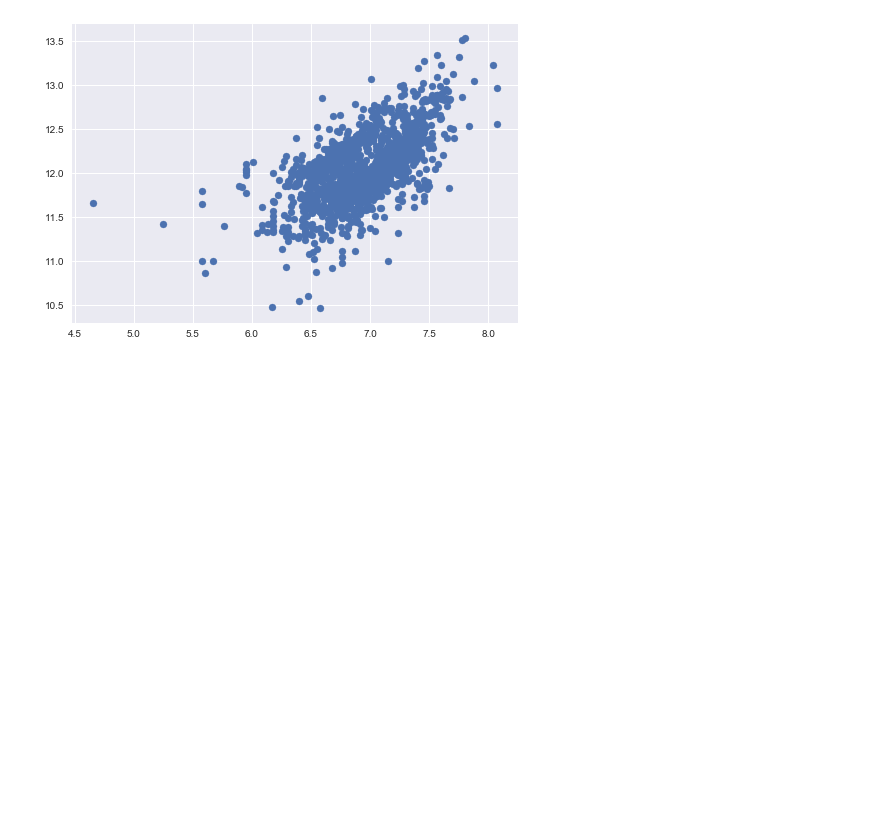
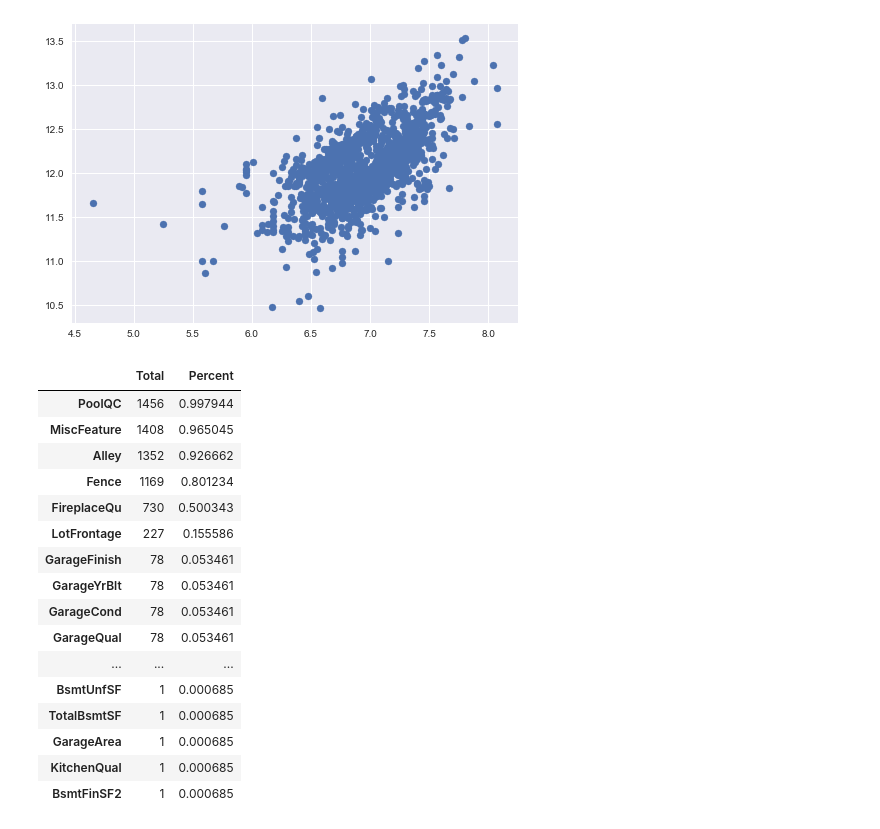
Before and after one commit to leeth7830/House-Prices-Advanced-Regression-Techniques, a Jupyter notebook: analysis.ipynb, the cells around one changed output. Cells and saved outputs as stored; diff of their text form; code cells hidden in the pictures; blank space fills up the shorter version.

```diff
--- a/analysis.ipynb
+++ b/analysis.ipynb
@@ -220,6 +222,7 @@ res = stats.probplot(df_train['GrLivArea'], plot=plt)
 # %%
 #data transformation
 df_train['GrLivArea'] = np.log(df_train['GrLivArea'])
+df_test['GrLivArea'] = np.log(df_test['GrLivArea'])
 # %%
 #transformed histogram and normal probability plot
 sns.distplot(df_train['GrLivArea'], fit=norm);
@@ -242,9 +245,13 @@ res = stats.probplot(df_train['TotalBsmtSF'], plot=plt)
 df_train['HasBsmt'] = pd.Series(len(df_train['TotalBsmtSF']), index=df_train.index)
 df_train['HasBsmt'] = 0
 df_train.loc[df_train['TotalBsmtSF']>0,'HasBsmt'] = 1
+df_test['HasBsmt'] = pd.Series(len(df_test['TotalBsmtSF']), index=df_test.index)
+df_test['HasBsmt'] = 0
+df_test.loc[df_test['TotalBsmtSF']>0,'HasBsmt'] = 1
 # %%
 #transform data
 df_train.loc[df_train['HasBsmt']==1,'TotalBsmtSF'] = np.log(df_train['TotalBsmtSF'])
+df_test.loc[df_test['HasBsmt']==1,'TotalBsmtSF'] = np.log(df_test['TotalBsmtSF'])
 # %%
 #histogram and normal probability plot
 sns.distplot(df_train[df_train['TotalBsmtSF']>0]['TotalBsmtSF'], fit=norm);
@@ -268,0 +279,24 @@ df_train = pd.get_dummies(df_train)
+# %%
+#missing data
+total_test = df_test.isnull().sum().sort_values(ascending=False)
+percent_test = (df_test.isnull().sum()/df_test.isnull().count()).sort_values(ascending=False)
+missing_data_test = pd.concat([total_test, percent_test], axis=1, keys=['Total', 'Percent'])
+missing_data_test.head(30)
+# %% [output]
+|  | Total | Percent |
+| PoolQC | 1456 | 0.997944 |
+| MiscFeature | 1408 | 0.965045 |
+| Alley | 1352 | 0.926662 |
+| Fence | 1169 | 0.801234 |
+| FireplaceQu | 730 | 0.500343 |
+| LotFrontage | 227 | 0.155586 |
+| GarageFinish | 78 | 0.053461 |
+| GarageYrBlt | 78 | 0.053461 |
+| GarageCond | 78 | 0.053461 |
+| GarageQual | 78 | 0.053461 |
+| ... | ... | ... |
+| BsmtUnfSF | 1 | 0.000685 |
+| TotalBsmtSF | 1 | 0.000685 |
+| GarageArea | 1 | 0.000685 |
+| KitchenQual | 1 | 0.000685 |
+| BsmtFinSF2 | 1 | 0.000685 |
```
Also changed, not shown: parts of 9 cells of this notebook, 2 other files.
